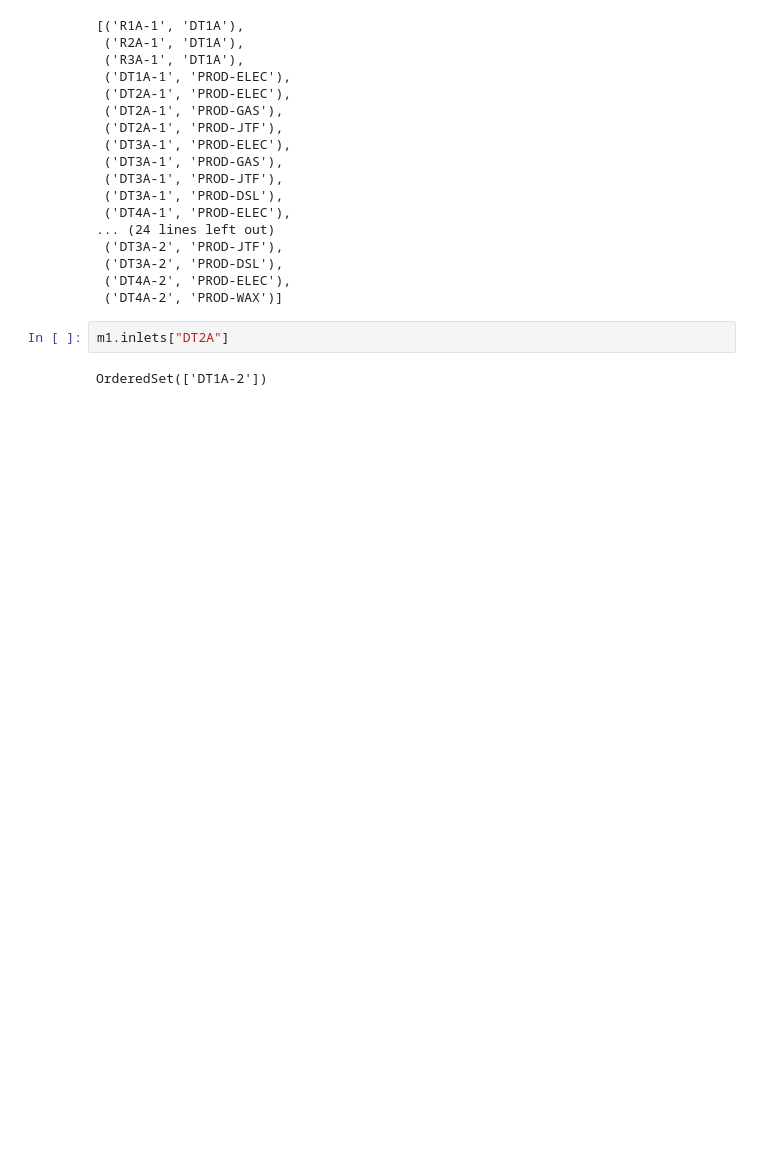
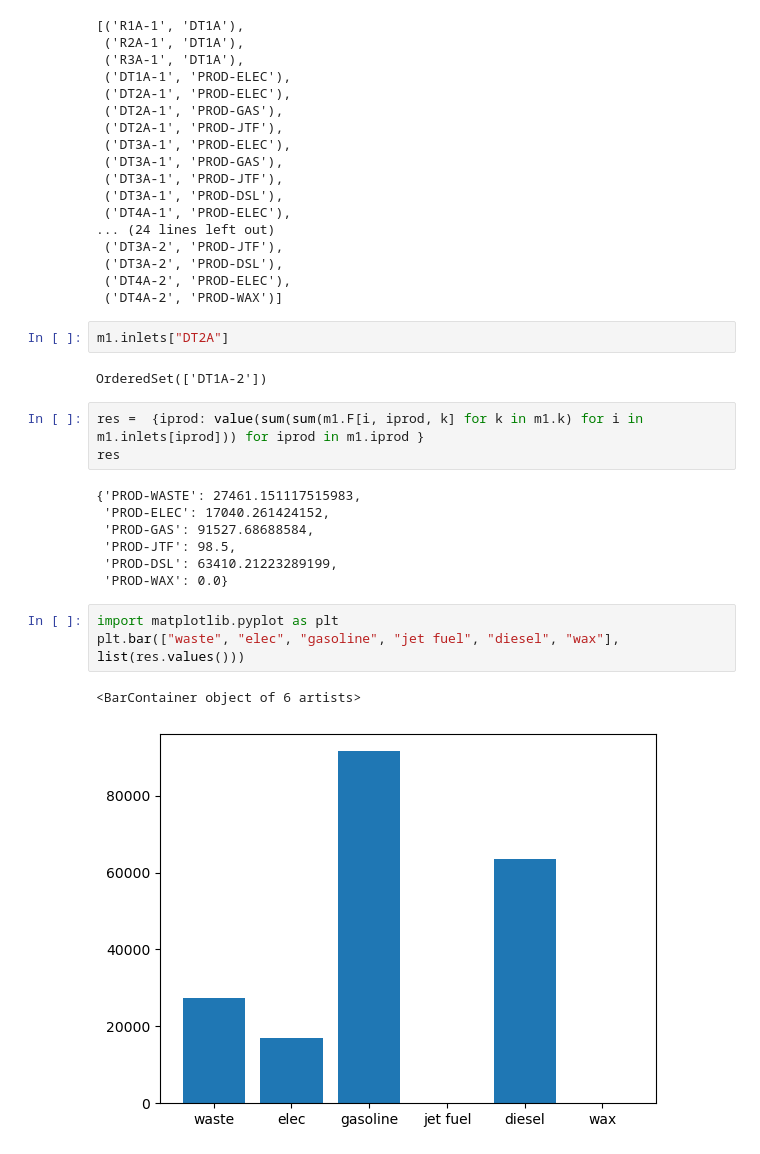
Before and after one commit to ZhifeiYL/Optimization-Notebook, a Jupyter notebook: superstructure/case_study/plastic_technology.ipynb, the cells around one changed output. Saved outputs shown, nothing was run; the diff lists cells and outputs as text; blank space fills up the shorter version.

```diff
--- a/superstructure/case_study/plastic_technology.ipynb
+++ b/superstructure/case_study/plastic_technology.ipynb
@@ -464,3 +441,19 @@ productive_links
 m1.inlets["DT2A"]
 # %% [output]
 OrderedSet(['DT1A-2'])
+# %%
+res =  {iprod: value(sum(sum(m1.F[i, iprod, k] for k in m1.k) for i in m1.inlets[iprod])) for iprod in m1.iprod }
+res
+# %% [output]
+{'PROD-WASTE': 27461.151117515983,
+ 'PROD-ELEC': 17040.261424152,
+ 'PROD-GAS': 91527.68688584,
+ 'PROD-JTF': 98.5,
+ 'PROD-DSL': 63410.21223289199,
+ 'PROD-WAX': 0.0}
+# %%
+import matplotlib.pyplot as plt
+plt.bar(["waste", "elec", "gasoline", "jet fuel", "diesel", "wax"], list(res.values()))
+# %% [output]
+<BarContainer object of 6 artists>
+[figure, added]
```
Also changed, not shown: parts of 8 cells of this notebook, 1 other file.
